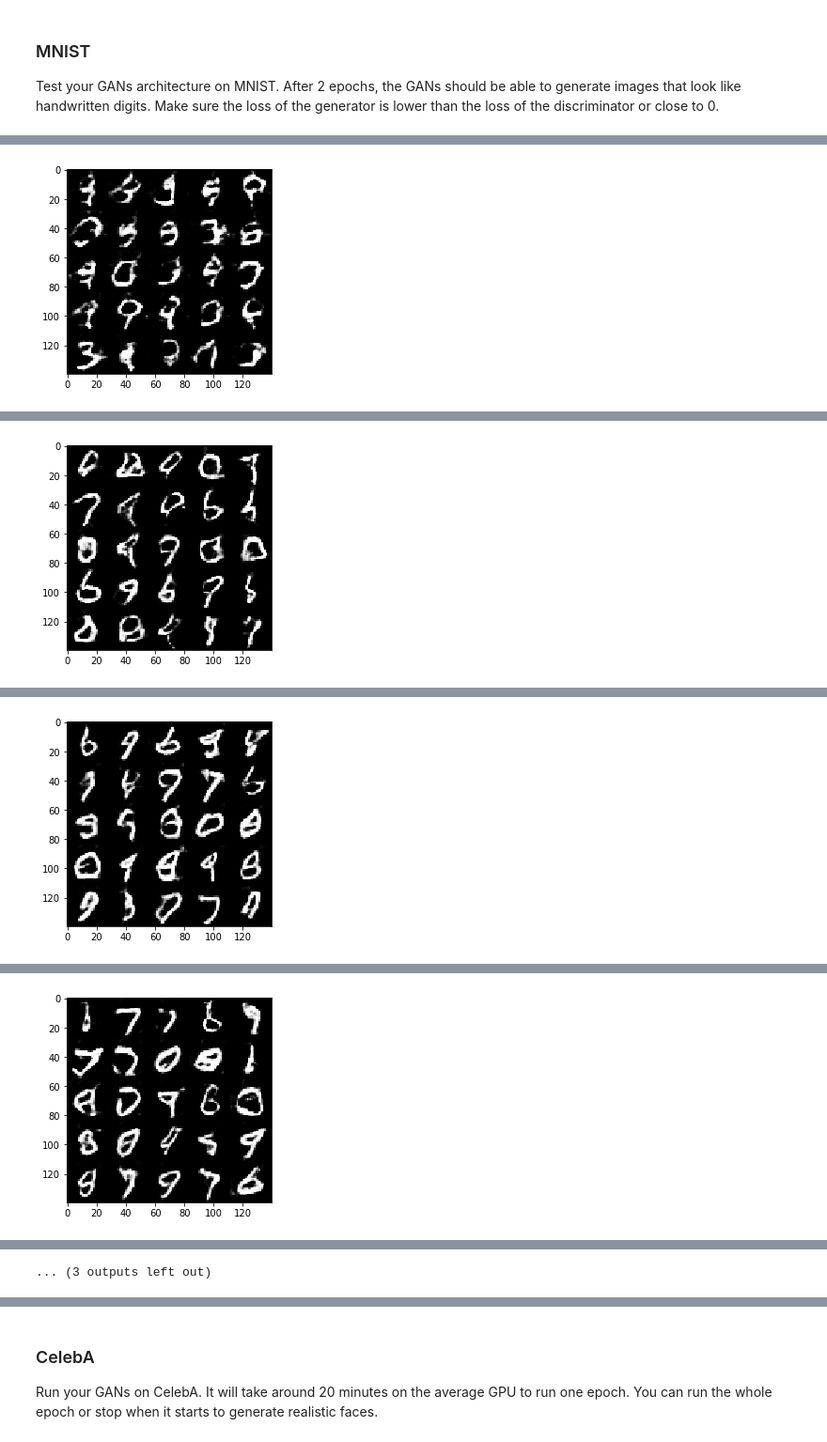
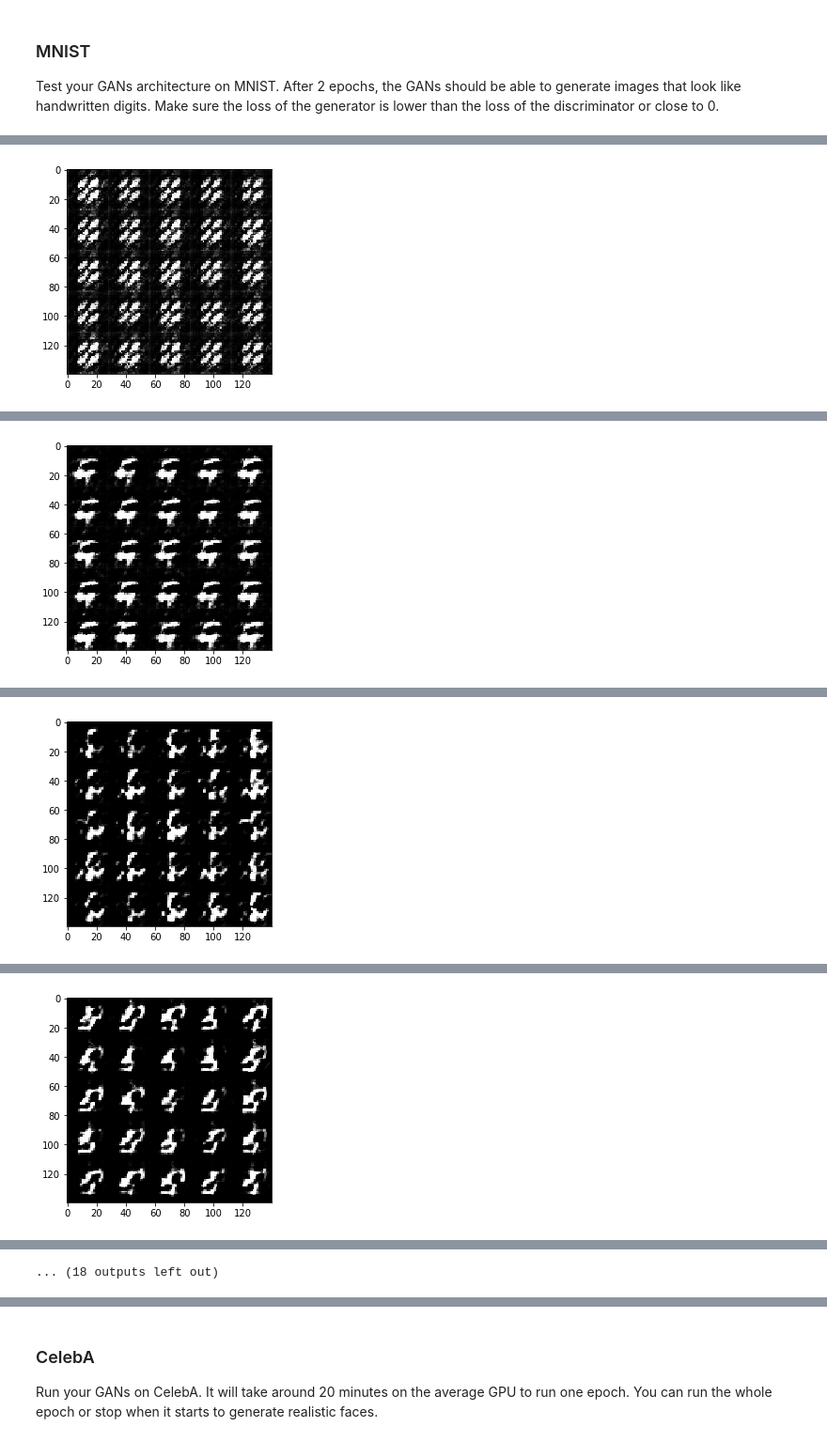
Before and after one commit to gotamist/deep-learning, a Jupyter notebook: dlnd_face_generation.ipynb, the cells around one changed output, grey strips where cells are left out. Shown at 94% size. Cells and saved outputs as stored; diff of their text form; code cells hidden in the pictures.

```diff
--- a/dlnd_face_generation.ipynb
+++ b/dlnd_face_generation.ipynb
@@ -132,7 +132,7 @@ Tests Passed
 ### Discriminator
 Implement `discriminator` to create a discriminator neural network that discriminates on `images`.  This function should be able to reuse the variables in the neural network.  Use [`tf.variable_scope`](https://www.tensorflow.org/api_docs/python/tf/variable_scope) with a scope name of "discriminator" to allow the variables to be reused.  The function should return a tuple of (tensor output of the discriminator, tensor logits of the discriminator).
 # %%
-def discriminator(images, reuse=False, alpha = 0.2, keep_prob = 0.8):
+def discriminator(images, reuse=False, alpha = 0.2, keep_prob = 0.5):
     """
     Create the discriminator network
     :param images: Tensor of input image(s)
@@ -146,19 +146,19 @@ def discriminator(images, reuse=False, alpha = 0.2, keep_prob = 0.8):
             x1 = tf.layers.conv2d(images, 64, 5, strides = 2, padding = 'same')
             # no batch_normalization in the first layer
             lrelu1 = tf.maximum( alpha*x1, x1)
-#             lrelu1 = tf.nn.dropout(lrelu1, keep_prob)
+            lrelu1 = tf.nn.dropout(lrelu1, keep_prob)
             # now 14x14x64
 
             x2 = tf.layers.conv2d(lrelu1, 128, 5, strides = 2, padding = 'same')
             bn2 = tf.layers.batch_normalization( x2, training = True )
             lrelu2 = tf.maximum( alpha*bn2, bn2)
-#             lrelu2 = tf.nn.dropout(lrelu2, keep_prob)
+            lrelu2 = tf.nn.dropout(lrelu2, keep_prob)
             # now 7x7x128
 
             x3 = tf.layers.conv2d(lrelu1, 256, 5, strides = 2, padding = 'same')
             bn3 = tf.layers.batch_normalization( x3, training = True )
             lrelu3 = tf.maximum( alpha*bn3, bn3)
-#             lrelu3 = tf.nn.dropout(lrelu3, keep_prob)
+            lrelu3 = tf.nn.dropout(lrelu3, keep_prob)
             # now 4x4x256
 
             flat = tf.reshape( lrelu3,(-1,4*4*256) )
@@ -384,9 +384,9 @@ def train(epoch_count, batch_size, z_dim, learning_rate_scalar, beta1, get_batch
 ### MNIST
 Test your GANs architecture on MNIST.  After 2 epochs, the GANs should be able to generate images that look like handwritten digits.  Make sure the loss of the generator is lower than the loss of the discriminator or close to 0.
 # %%
-batch_size = 32 #needs to be a factor of 4096
+batch_size = 16 #needs to be a factor of 4096
 z_dim = 100
-learning_rate = 0.0005
+learning_rate = 0.0002
 beta1 = 0.2
 
 print_every = 100
@@ -410 +410 @@ Epoch 1/2... Discriminator Loss: 1.2494... Generator Loss: 0.9246
-[figure, old version]
+[figure, new version]
@@ -416 +416 @@ Epoch 1/2... Discriminator Loss: 1.2738... Generator Loss: 0.8464
-[figure, old version]
+[figure, new version]
@@ -422 +422 @@ Epoch 1/2... Discriminator Loss: 1.3047... Generator Loss: 0.7294
-[figure, old version]
+[figure, new version]
@@ -428 +428 @@ Epoch 2/2... Discriminator Loss: 1.3073... Generator Loss: 0.6749
-[figure, old version]
+[figure, new version]
@@ -441 +441 @@ Epoch 2/2... Discriminator Loss: 1.2110... Generator Loss: 0.8262
-... (3 outputs left out)
+... (18 outputs left out)
```
Also changed, not shown: parts of 4 cells of this notebook.
